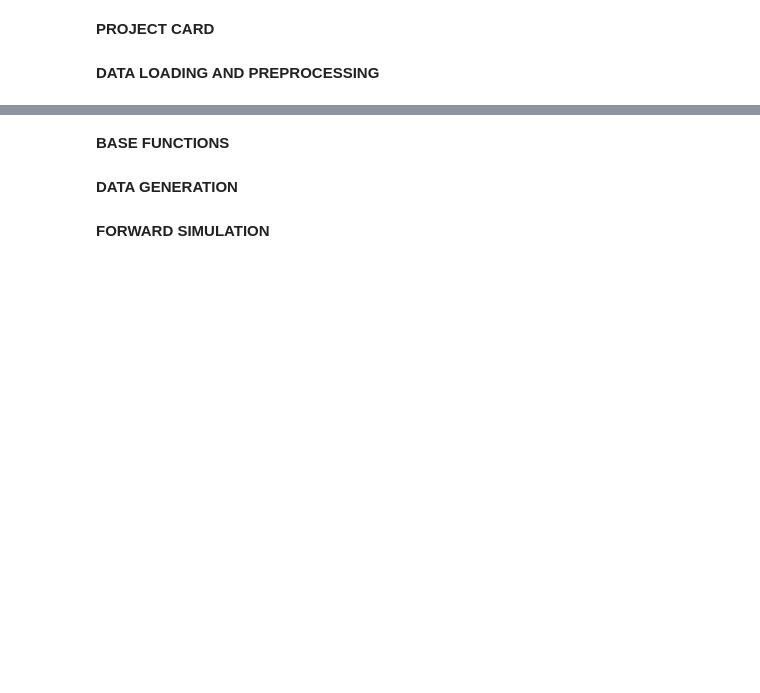
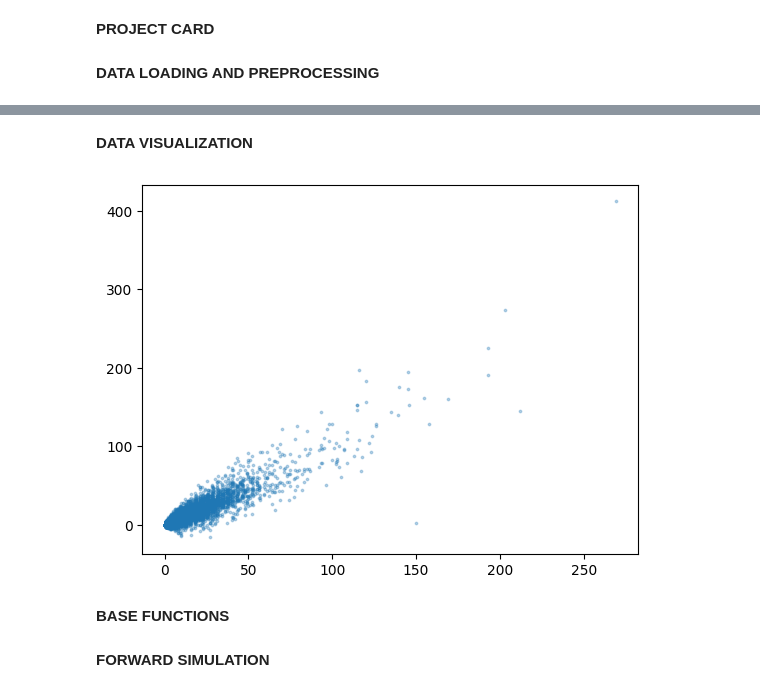
Before and after one commit to Laura-Filkova/CB2330-KICKASS-PROJECT, a Jupyter notebook: project.ipynb, the cells around one changed output, grey strips where cells are left out. Drawn from its saved outputs; the diff is of its cells as text; code cells hidden in the pictures; blank space fills up the shorter version.

```diff
--- a/project.ipynb
+++ b/project.ipynb
@@ -17,0 +23,17 @@ s3_a_df.sample(3)
+# %%
+# Strip leading/trailing whitespaces from column names to prevent KeyError
+s3_a_df.columns = s3_a_df.columns.str.strip()
+s3_b_df.columns = s3_b_df.columns.str.strip()
+
+def count_idr_psites(row):
+    seq_pre = str(row['sequence_pre'])
+    seq_post = str(row['sequence_post'])
+    # Count differences between pre and post sequences
+    return sum(1 for a, b in zip(seq_pre, seq_post) if a != b)
+
+# Calculate for s3_a_df and s3_b_df
+s3_a_df['idr_psites'] = s3_a_df.apply(count_idr_psites, axis=1)
+s3_b_df['idr_psites'] = s3_b_df.apply(count_idr_psites, axis=1)
+
+# Display sample to verify
+s3_a_df[['UniProt ID', 'IDR start', 'IDR end', 'IDR len', 'number of psites', 'idr_psites']].head()
@@ -18,4 +47,13 @@ s3_a_df.sample(3)
+# %% [markdown]
+**DATA VISUALIZATION**
+# %%
+plt.scatter(
+    s3_a_df['idr_psites'],
+    -s3_a_df['pre-post'],
+    s=3,
+    alpha=0.3)
+plt.show()
+# %% [output]
+[figure, added]
 # %% [markdown]
 **BASE FUNCTIONS**
-# %% [markdown]
-**DATA GENERATION**
```
Also changed, not shown: parts of 6 cells of this notebook.
